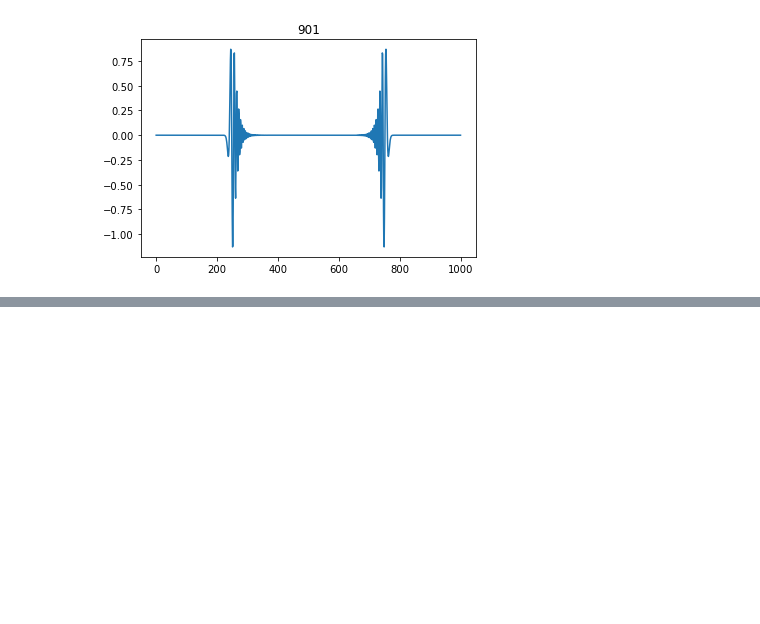
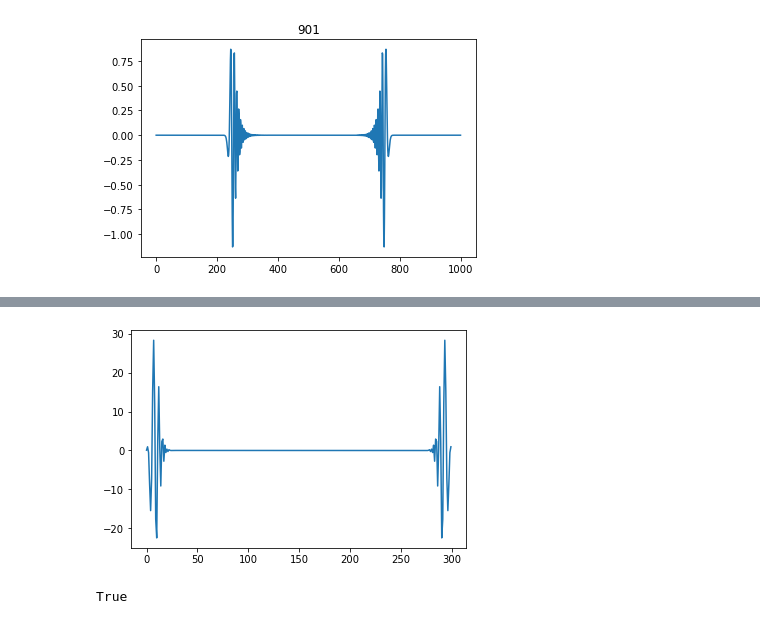
Before and after one commit to WaoBiu/TImeDispersion, a Jupyter notebook: 1D_test_npml.ipynb, the cells around one changed output, grey strips where cells are left out. Cells and saved outputs as stored; diff of their text form; code cells hidden in the pictures; blank space fills up the shorter version.

```diff
--- a/1D_test_npml.ipynb
+++ b/1D_test_npml.ipynb
@@ -131,0 +132,10 @@ plt.show()
+# %%
+result_400 = np.fft.fft(v[400,int((100*dz)/(c*dt)):int((100*dz)/(c*dt))+300])
+plt.plot(result_400.real)
+plt.show()
+# %% [output]
+[figure, added]
+# %%
+print(all(result_400==result_600))
+# %% [output]
+True
```
Also changed, not shown: parts of 13 cells of this notebook, 8 other files.
